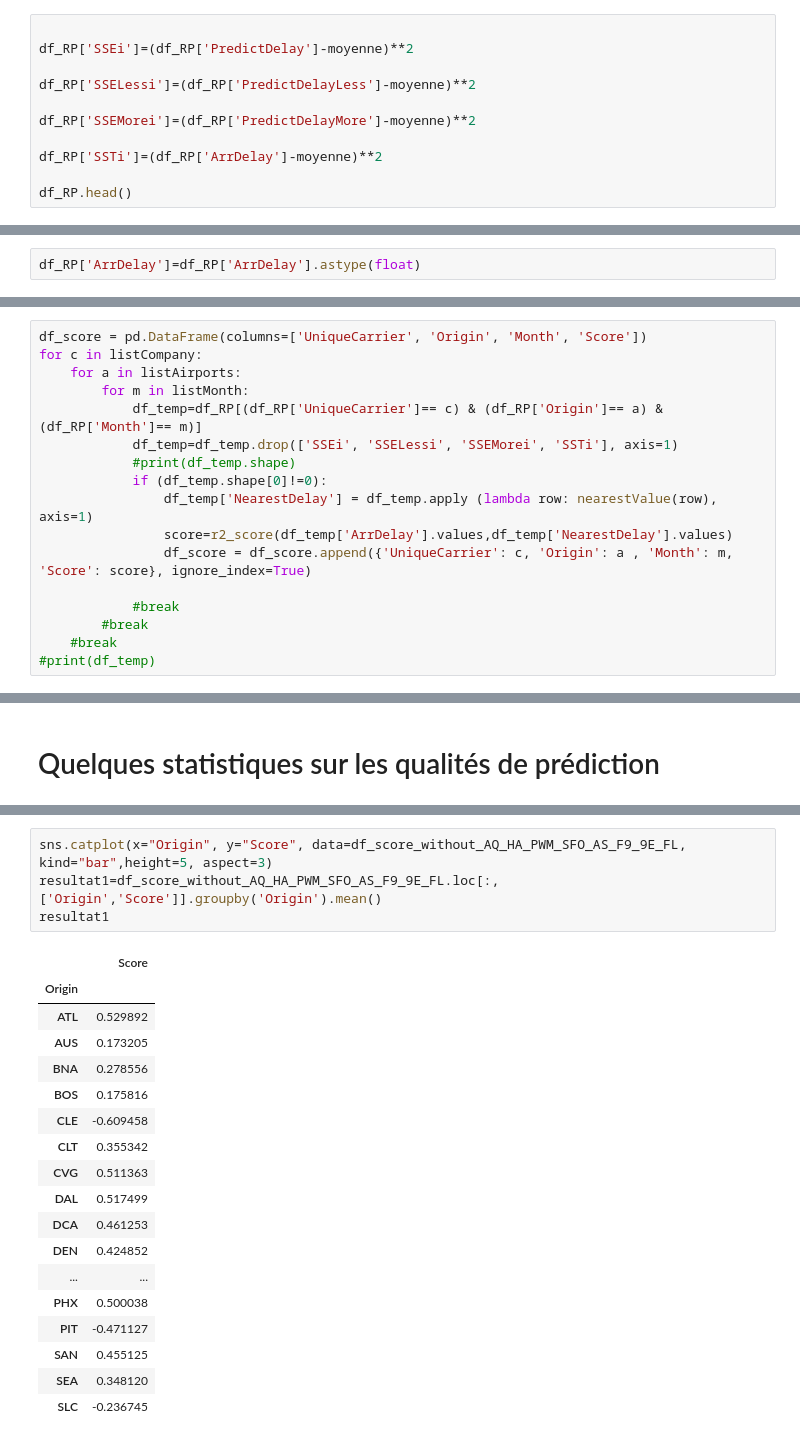
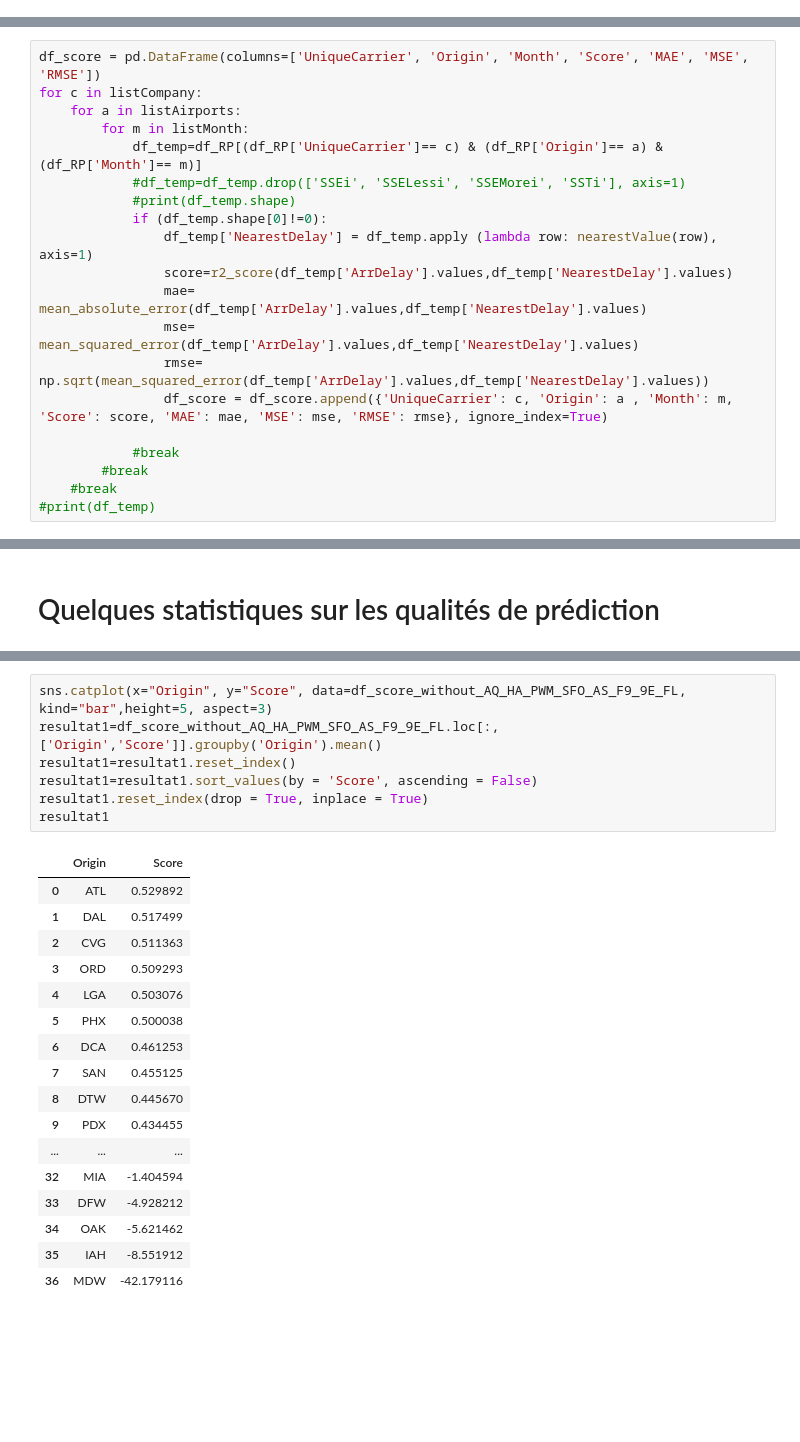
Before and after one commit to CoulibalyIsmael97/AJourneyToADataScientist, a Jupyter notebook: Prediction1_scorebyComapny_Airport_Month.ipynb, the cells around one changed output, grey strips where cells are left out. Drawn from its saved outputs; the diff is of its cells as text; blank space fills up the shorter version.

```diff
--- a/Prediction1_scorebyComapny_Airport_Month.ipynb
+++ b/Prediction1_scorebyComapny_Airport_Month.ipynb
@@ -168,11 +172,0 @@ moyenne
-# %%
-
-df_RP['SSEi']=(df_RP['PredictDelay']-moyenne)**2
-
-df_RP['SSELessi']=(df_RP['PredictDelayLess']-moyenne)**2
-
-df_RP['SSEMorei']=(df_RP['PredictDelayMore']-moyenne)**2
-
-df_RP['SSTi']=(df_RP['ArrDelay']-moyenne)**2
-
-df_RP.head()
@@ -202,2 +172,0 @@ r2_scoreMore
-# %%
-df_RP['ArrDelay']=df_RP['ArrDelay'].astype(float)
@@ -377,15 +351,18 @@ df_RP.shape
 # %%
-df_score = pd.DataFrame(columns=['UniqueCarrier', 'Origin', 'Month', 'Score'])
+df_score = pd.DataFrame(columns=['UniqueCarrier', 'Origin', 'Month', 'Score', 'MAE', 'MSE', 'RMSE'])
 for c in listCompany:
     for a in listAirports:
         for m in listMonth:
             df_temp=df_RP[(df_RP['UniqueCarrier']== c) & (df_RP['Origin']== a) & (df_RP['Month']== m)]
-            df_temp=df_temp.drop(['SSEi', 'SSELessi', 'SSEMorei', 'SSTi'], axis=1)
+            #df_temp=df_temp.drop(['SSEi', 'SSELessi', 'SSEMorei', 'SSTi'], axis=1)
             #print(df_temp.shape)
             if (df_temp.shape[0]!=0):
                 df_temp['NearestDelay'] = df_temp.apply (lambda row: nearestValue(row), axis=1)
                 score=r2_score(df_temp['ArrDelay'].values,df_temp['NearestDelay'].values)
-                df_score = df_score.append({'UniqueCarrier': c, 'Origin': a , 'Month': m, 'Score': score}, ignore_index=True)
+                mae= mean_absolute_error(df_temp['ArrDelay'].values,df_temp['NearestDelay'].values)
+                mse= mean_squared_error(df_temp['ArrDelay'].values,df_temp['NearestDelay'].values)
+                rmse= np.sqrt(mean_squared_error(df_temp['ArrDelay'].values,df_temp['NearestDelay'].values))
+                df_score = df_score.append({'UniqueCarrier': c, 'Origin': a , 'Month': m, 'Score': score, 'MAE': mae, 'MSE': mse, 'RMSE': rmse}, ignore_index=True)
 
             #break
         #break
@@ -584,24 +626,26 @@ sns.catplot(x="Origin", y="Score", data=df_score, kind="bar",height=5, aspect=3)
 # %%
 sns.catplot(x="Origin", y="Score", data=df_score_without_AQ_HA_PWM_SFO_AS_F9_9E_FL, kind="bar",height=5, aspect=3)
 resultat1=df_score_without_AQ_HA_PWM_SFO_AS_F9_9E_FL.loc[:, ['Origin','Score']].groupby('Origin').mean()
+resultat1=resultat1.reset_index()
+resultat1=resultat1.sort_values(by = 'Score', ascending = False)
+resultat1.reset_index(drop = True, inplace = True)
 resultat1
 # %% [output]
-|  | Score |
-| Origin |  |
-| ATL | 0.529892 |
-| AUS | 0.173205 |
-| BNA | 0.278556 |
-| BOS | 0.175816 |
-| CLE | -0.609458 |
-| CLT | 0.355342 |
-| CVG | 0.511363 |
-| DAL | 0.517499 |
-| DCA | 0.461253 |
-| DEN | 0.424852 |
-| ... | ... |
-| PHX | 0.500038 |
-| PIT | -0.471127 |
-| SAN | 0.455125 |
-| SEA | 0.348120 |
-| SLC | -0.236745 |
+|  | Origin | Score |
+| 0 | ATL | 0.529892 |
+| 1 | DAL | 0.517499 |
+| 2 | CVG | 0.511363 |
+| 3 | ORD | 0.509293 |
+| 4 | LGA | 0.503076 |
+| 5 | PHX | 0.500038 |
+| 6 | DCA | 0.461253 |
+| 7 | SAN | 0.455125 |
+| 8 | DTW | 0.445670 |
+| 9 | PDX | 0.434455 |
+| ... | ... | ... |
+| 32 | MIA | -1.404594 |
+| 33 | DFW | -4.928212 |
+| 34 | OAK | -5.621462 |
+| 35 | IAH | -8.551912 |
+| 36 | MDW | -42.179116 |
 [figure]
```
Also changed, not shown: parts of 58 cells of this notebook, 5 other files.
